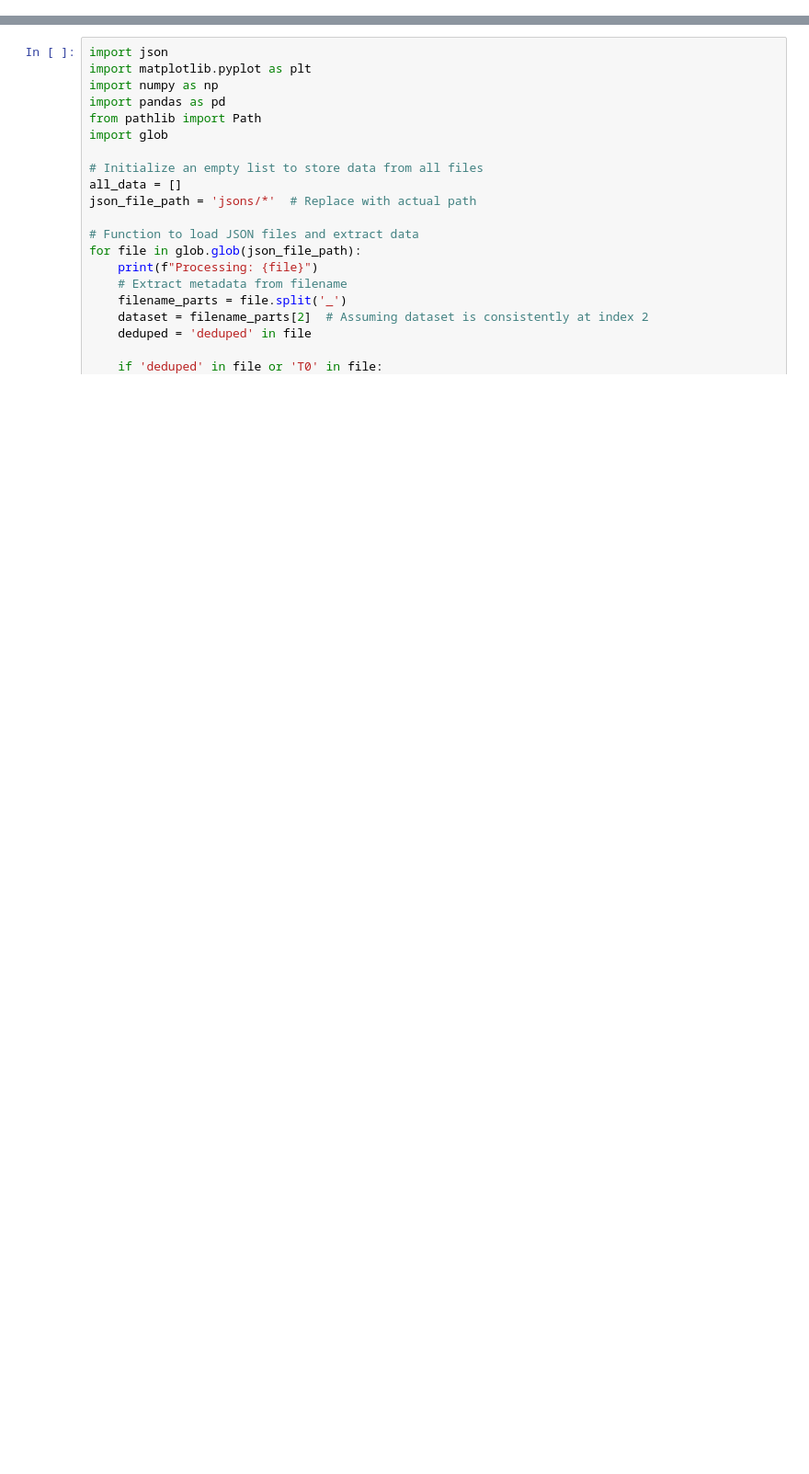
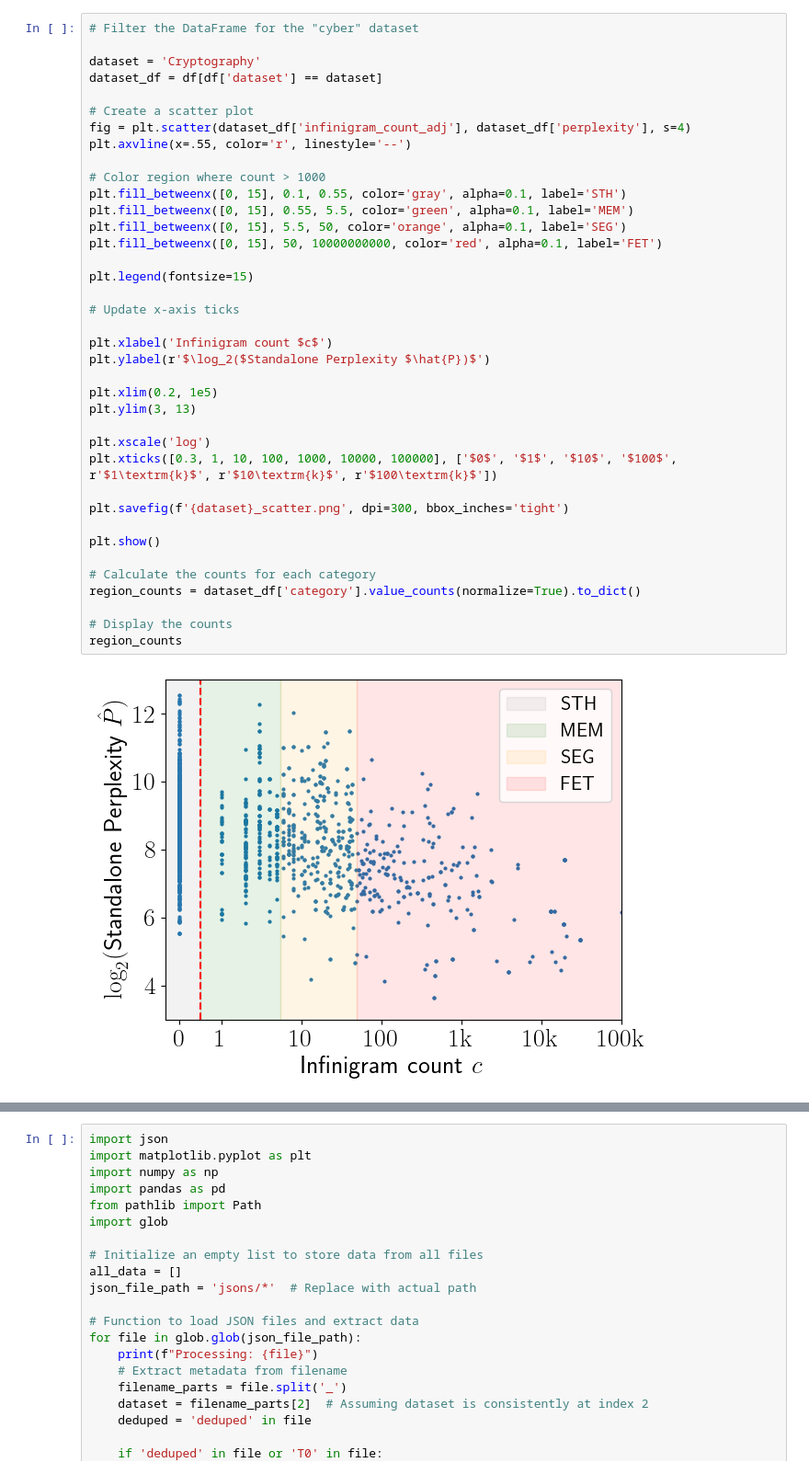
Before and after one commit to Reliable-Information-Lab-HEVS/ACL-2025-Low-perplexity-LLM-generated-sequences, a Jupyter notebook: analysis/variations_perp.ipynb, the cells around one changed output, grey strips where cells are left out. Shown at 92% size. Cells and saved outputs as stored; diff of their text form; blank space fills up the shorter version.

```diff
--- a/analysis/variations_perp.ipynb
+++ b/analysis/variations_perp.ipynb
@@ -648,0 +309,40 @@ fig.show()
+# %%
+# Filter the DataFrame for the "cyber" dataset
+
+dataset = 'Cryptography'
+dataset_df = df[df['dataset'] == dataset]
+
+# Create a scatter plot
+fig = plt.scatter(dataset_df['infinigram_count_adj'], dataset_df['perplexity'], s=4)
+plt.axvline(x=.55, color='r', linestyle='--')
+
+# Color region where count > 1000
+plt.fill_betweenx([0, 15], 0.1, 0.55, color='gray', alpha=0.1, label='STH')
+plt.fill_betweenx([0, 15], 0.55, 5.5, color='green', alpha=0.1, label='MEM')
+plt.fill_betweenx([0, 15], 5.5, 50, color='orange', alpha=0.1, label='SEG')
+plt.fill_betweenx([0, 15], 50, 10000000000, color='red', alpha=0.1, label='FET')
+
+plt.legend(fontsize=15)
+
+# Update x-axis ticks
+
+plt.xlabel('Infinigram count $c$')
+plt.ylabel(r'$\log_2($Standalone Perplexity $\hat{P})$')
+
+plt.xlim(0.2, 1e5)
+plt.ylim(3, 13)
+
+plt.xscale('log')
+plt.xticks([0.3, 1, 10, 100, 1000, 10000, 100000], ['$0$', '$1$', '$10$', '$100$', r'$1\textrm{k}$', r'$10\textrm{k}$', r'$100\textrm{k}$'])
+
+plt.savefig(f'{dataset}_scatter.png', dpi=300, bbox_inches='tight')
+
+plt.show()
+
+# Calculate the counts for each category
+region_counts = dataset_df['category'].value_counts(normalize=True).to_dict()
+
+# Display the counts
+region_counts
+# %% [output]
+[figure, added]
```
Also changed, not shown: parts of 39 cells of this notebook.
